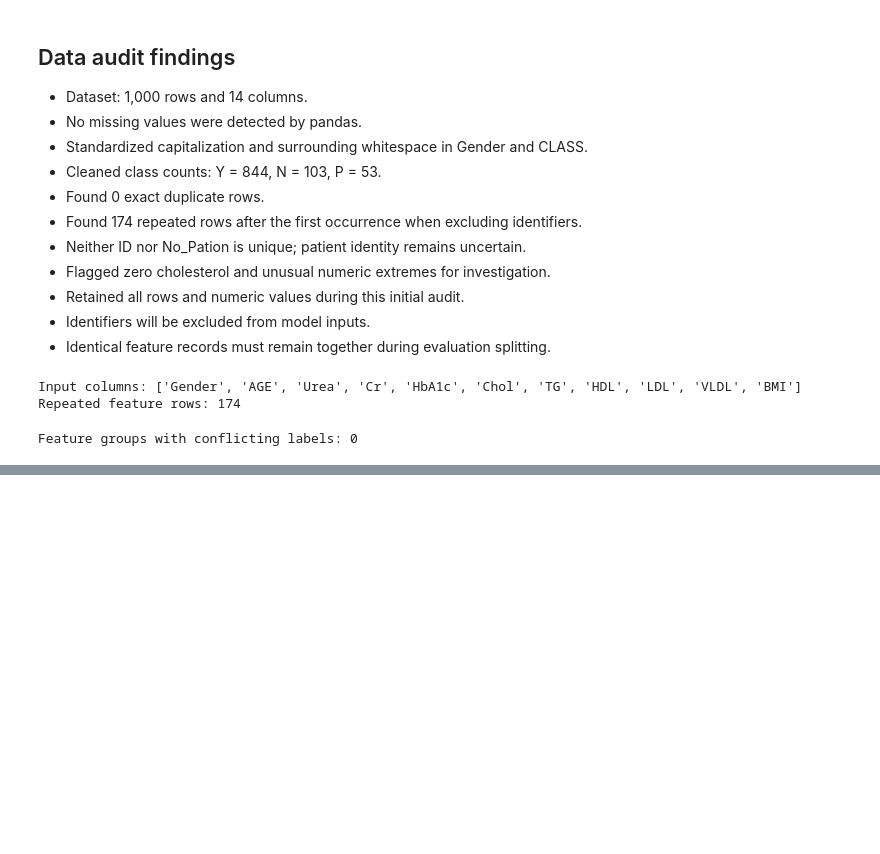
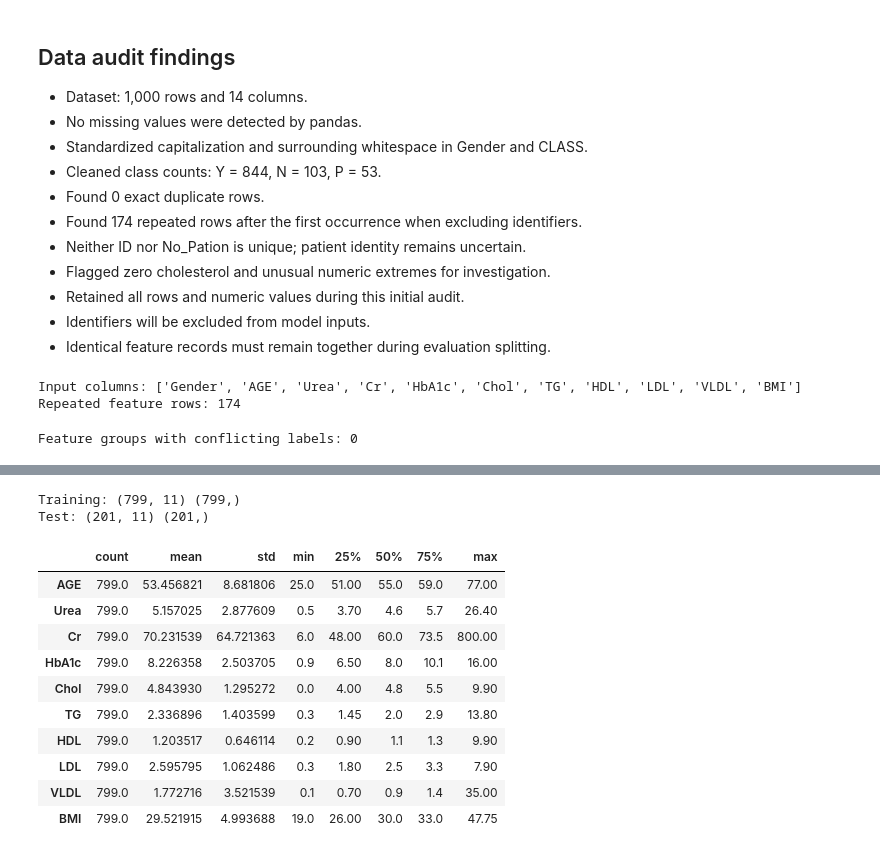
Before and after one commit to nihal8866/diabetes-classification-clustering, a Jupyter notebook: notebooks/01_diabetes_analysis.ipynb, the cells around one changed output, grey strips where cells are left out. Drawn from its saved outputs; the diff is of its cells as text; code cells hidden in the pictures; blank space fills up the shorter version.

```diff
--- a/notebooks/01_diabetes_analysis.ipynb
+++ b/notebooks/01_diabetes_analysis.ipynb
@@ -270,0 +275,8 @@ Feature groups with conflicting labels: 0
+# %%
+feature_groups = df_clean.groupby(
+    feature_columns.tolist(),
+    dropna=False
+).ngroup()
+
+print("Rows assigned a group:", feature_groups.notna().sum())
+print("Distinct feature groups:", feature_groups.nunique())
@@ -270,0 +331,26 @@ Feature groups with conflicting labels: 0
+# %%
+X_train = df_clean.iloc[train_idx][feature_columns].copy()
+X_test = df_clean.iloc[test_idx][feature_columns].copy()
+
+y_train = df_clean.iloc[train_idx]["CLASS"].copy()
+y_test = df_clean.iloc[test_idx]["CLASS"].copy()
+
+print("Training:", X_train.shape, y_train.shape)
+print("Test:", X_test.shape, y_test.shape)
+# %% [output]
+Training: (799, 11) (799,)
+Test: (201, 11) (201,)
+# %%
+X_train[measurement_columns].describe().T
+# %% [output]
+|  | count | mean | std | min | 25% | 50% | 75% | max |
+| AGE | 799.0 | 53.456821 | 8.681806 | 25.0 | 51.00 | 55.0 | 59.0 | 77.00 |
+| Urea | 799.0 | 5.157025 | 2.877609 | 0.5 | 3.70 | 4.6 | 5.7 | 26.40 |
+| Cr | 799.0 | 70.231539 | 64.721363 | 6.0 | 48.00 | 60.0 | 73.5 | 800.00 |
+| HbA1c | 799.0 | 8.226358 | 2.503705 | 0.9 | 6.50 | 8.0 | 10.1 | 16.00 |
+| Chol | 799.0 | 4.843930 | 1.295272 | 0.0 | 4.00 | 4.8 | 5.5 | 9.90 |
+| TG | 799.0 | 2.336896 | 1.403599 | 0.3 | 1.45 | 2.0 | 2.9 | 13.80 |
+| HDL | 799.0 | 1.203517 | 0.646114 | 0.2 | 0.90 | 1.1 | 1.3 | 9.90 |
+| LDL | 799.0 | 2.595795 | 1.062486 | 0.3 | 1.80 | 2.5 | 3.3 | 7.90 |
+| VLDL | 799.0 | 1.772716 | 3.521539 | 0.1 | 0.70 | 0.9 | 1.4 | 35.00 |
+| BMI | 799.0 | 29.521915 | 4.993688 | 19.0 | 26.00 | 30.0 | 33.0 | 47.75 |
```
Also changed, not shown: parts of 14 cells of this notebook, 1 other file.
